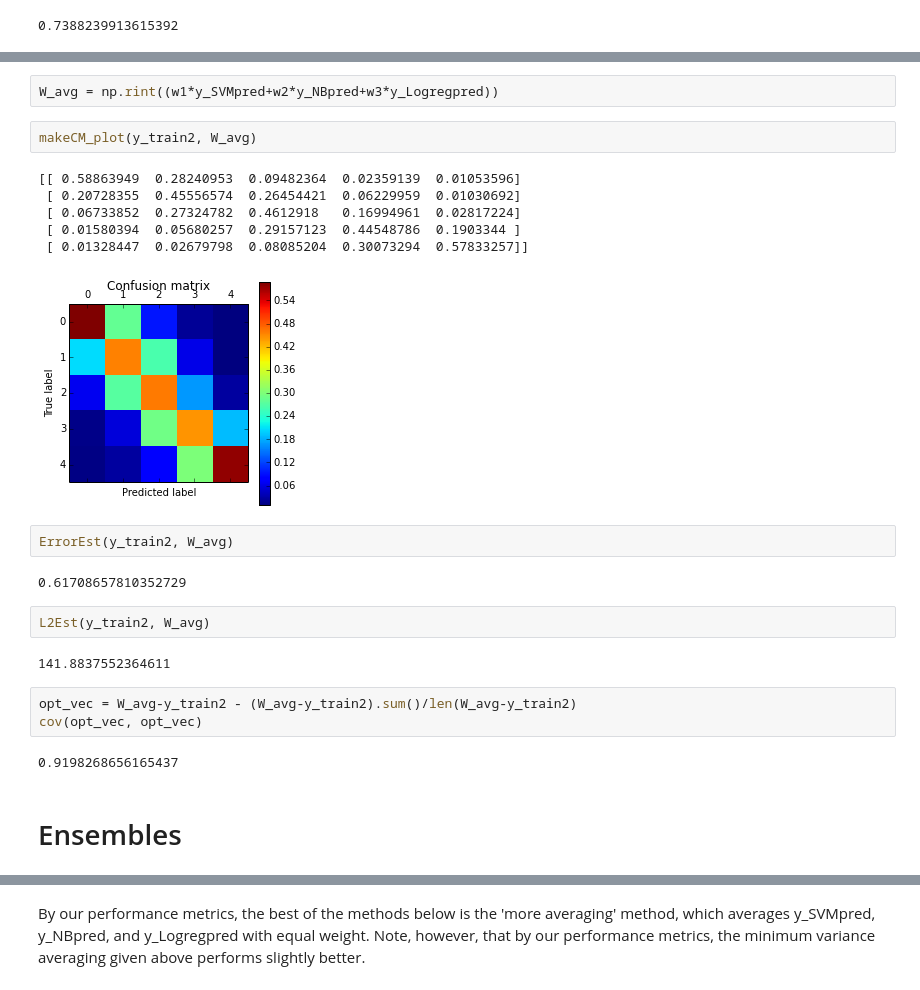
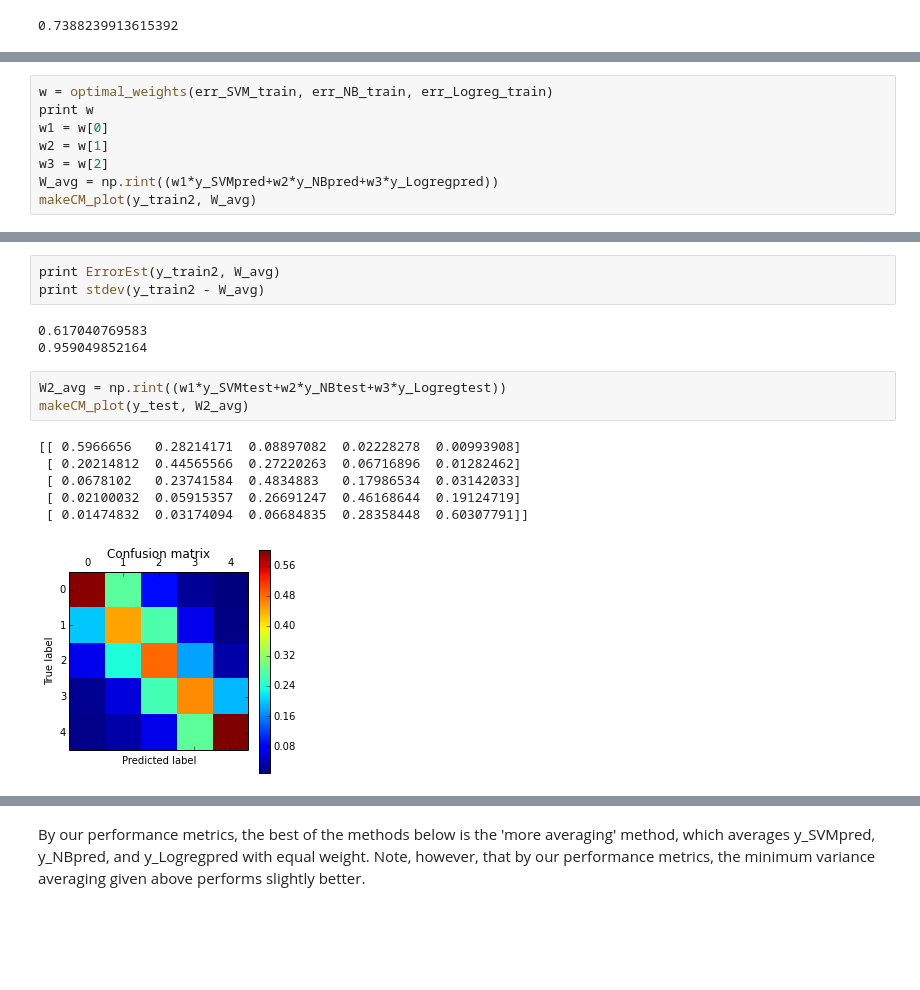
Before and after one commit to gitpaulsmith/Reviews, a Jupyter notebook: 5CatEnsembles.ipynb, the cells around one changed output, grey strips where cells are left out. Saved outputs shown, nothing was run; the diff lists cells and outputs as text; blank space fills up the shorter version.

```diff
--- a/5CatEnsembles.ipynb
+++ b/5CatEnsembles.ipynb
@@ -274,0 +264,8 @@ w3=z[2]
+# %%
+w = optimal_weights(err_SVM_train, err_NB_train, err_Logreg_train)
+print w
+w1 = w[0]
+w2 = w[1]
+w3 = w[2]
+W_avg = np.rint((w1*y_SVMpred+w2*y_NBpred+w3*y_Logregpred))
+makeCM_plot(y_train2, W_avg)
@@ -275,26 +280,16 @@ w3=z[2]
+# %%
+print ErrorEst(y_train2, W_avg)
+print stdev(y_train2 - W_avg)
+# %% [output]
+0.617040769583
+0.959049852164
 # %%
-W_avg = np.rint((w1*y_SVMpred+w2*y_NBpred+w3*y_Logregpred))
+W2_avg = np.rint((w1*y_SVMtest+w2*y_NBtest+w3*y_Logregtest))
+makeCM_plot(y_test, W2_avg)
+# %% [output]
+[[ 0.5966656   0.28214171  0.08897082  0.02228278  0.00993908]
+ [ 0.20214812  0.44565566  0.27220263  0.06716896  0.01282462]
+ [ 0.0678102   0.23741584  0.4834883   0.17986534  0.03142033]
+ [ 0.02100032  0.05915357  0.26691247  0.46168644  0.19124719]
+ [ 0.01474832  0.03174094  0.06684835  0.28358448  0.60307791]]
+[figure, added]
-# %%
-makeCM_plot(y_train2, W_avg)
-# %% [output]
-[[ 0.58863949  0.28240953  0.09482364  0.02359139  0.01053596]
- [ 0.20728355  0.45556574  0.26454421  0.06229959  0.01030692]
- [ 0.06733852  0.27324782  0.4612918   0.16994961  0.02817224]
- [ 0.01580394  0.05680257  0.29157123  0.44548786  0.1903344 ]
- [ 0.01328447  0.02679798  0.08085204  0.30073294  0.57833257]]
-[figure, removed]
-# %%
-ErrorEst(y_train2, W_avg)
-# %% [output]
-0.61708657810352729
-# %%
-L2Est(y_train2, W_avg)
-# %% [output]
-141.8837552364611
-# %%
-opt_vec = W_avg-y_train2 - (W_avg-y_train2).sum()/len(W_avg-y_train2)
-cov(opt_vec, opt_vec)
-# %% [output]
-0.9198268656165437
-# %% [markdown]
-# Ensembles
```
Also changed, not shown: parts of 79 cells of this notebook.
